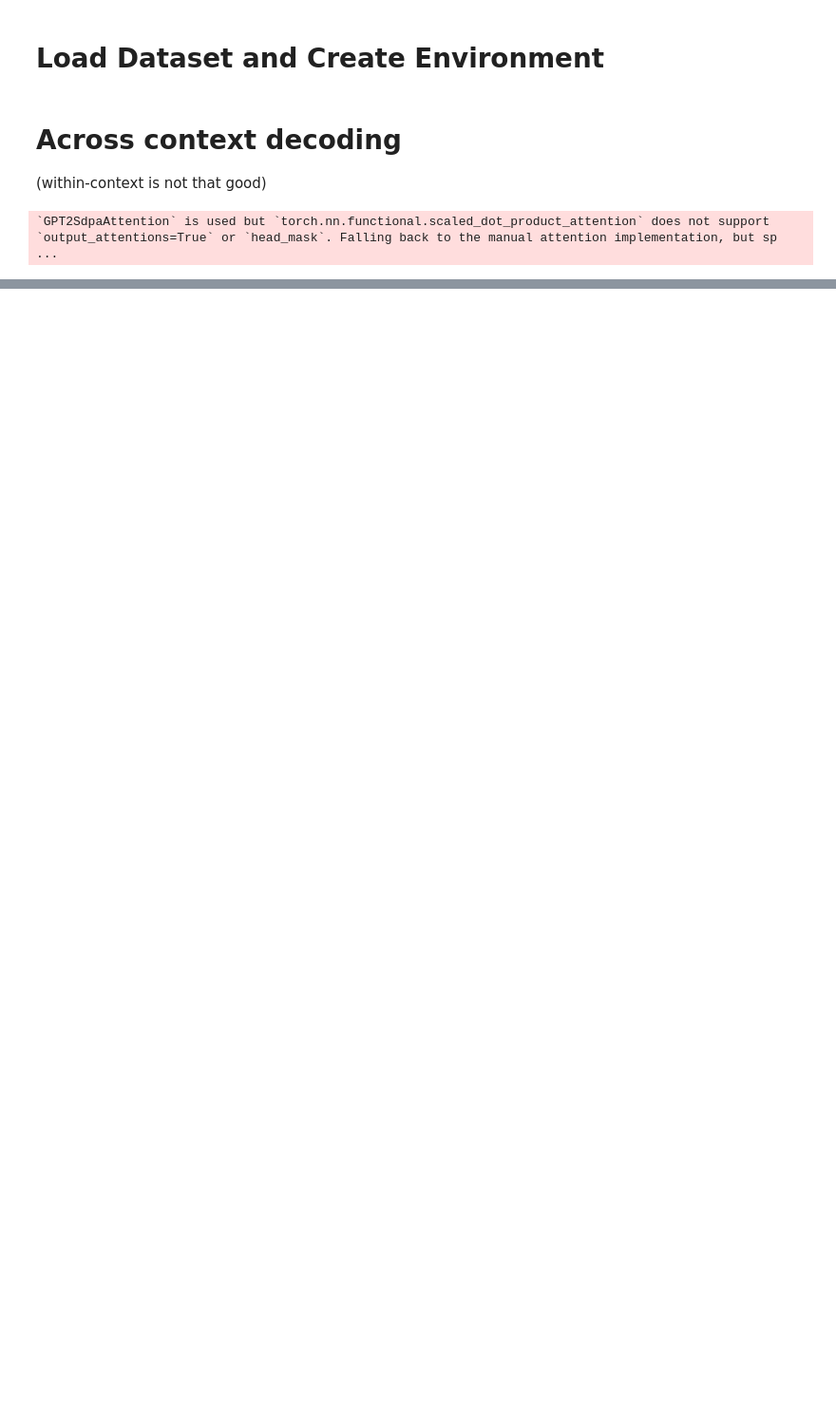
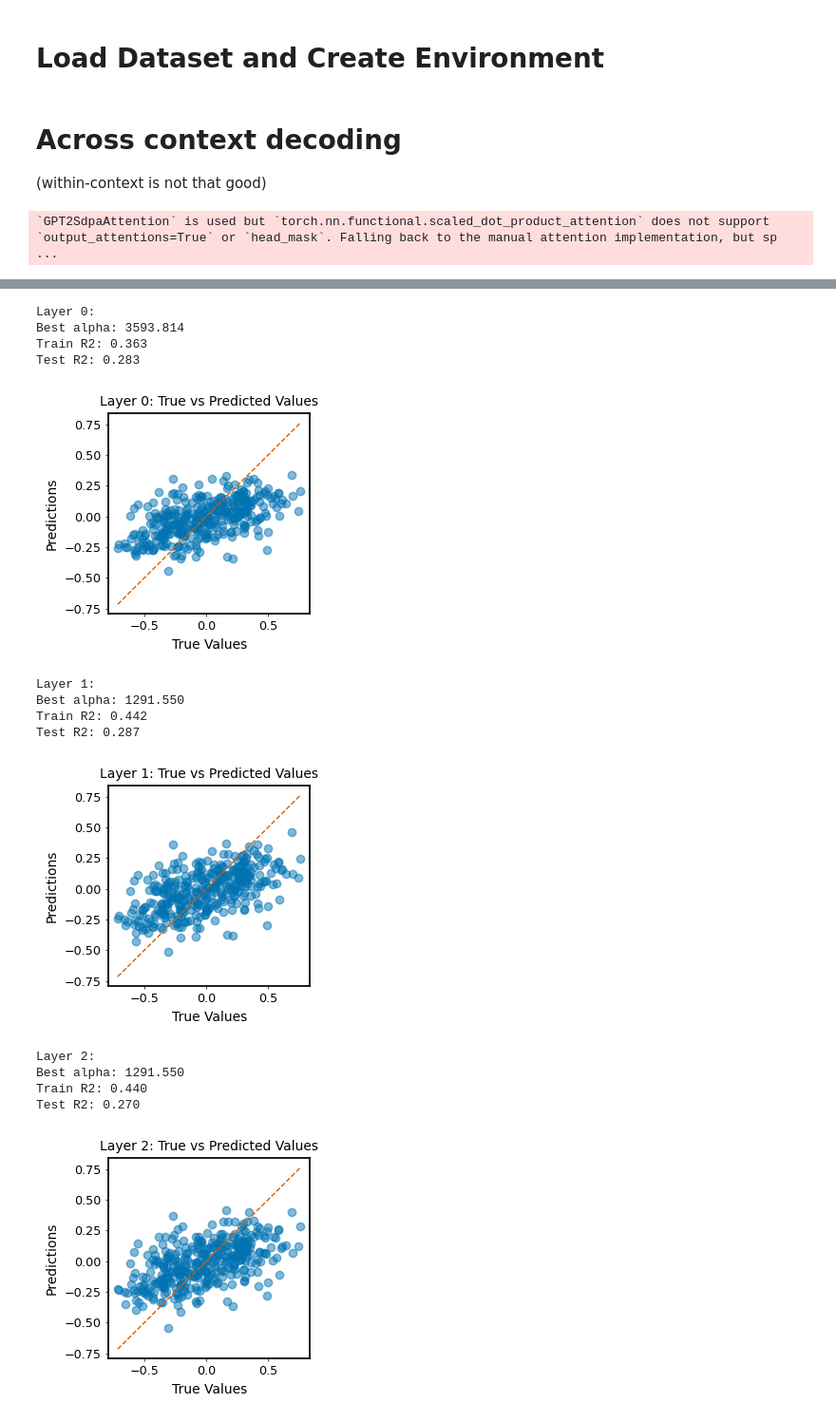
Before and after one commit to chingf/icl-maze, a Jupyter notebook: notebooks/12_regression_many_variables_within_ctxt.ipynb, the cells around one changed output, grey strips where cells are left out. Shown at 95% size. Cells and saved outputs as stored; diff of their text form; code cells hidden in the pictures; blank space fills up the shorter version.

```diff
--- a/notebooks/12_regression_many_variables_within_ctxt.ipynb
+++ b/notebooks/12_regression_many_variables_within_ctxt.ipynb
@@ -438,0 +473,44 @@ X_train, X_test, Ys_dict = make_train_test_matrices()
+# %%
+# Filter data to only include rows where opt_action is 1 or 2
+filtered_X_train = [[] for _ in range(len(X_train))]
+filtered_X_test = [[] for _ in range(len(X_test))]
+filtered_Y_train = []
+filtered_Y_test = []
+
+# Filter training data
+for i, action in enumerate(Ys_dict['opt_action']['Y_train']):
+    if action in [1, 2]:
+        for layer in range(len(X_train)):
+            filtered_X_train[layer].append(X_train[layer][i])
+        filtered_Y_train.append(Ys_dict["next_state_feature"]["Y_train"][i])
+
+# Filter test data
+for i, action in enumerate(Ys_dict['opt_action']['Y_test']):
+    if action in [1, 2]:
+        for layer in range(len(X_test)):
+            filtered_X_test[layer].append(X_test[layer][i])
+        filtered_Y_test.append(Ys_dict["next_state_feature"]["Y_test"][i])
+
+# Run regression on filtered data
+pipeline, test_score = fit_and_evaluate_regression(
+    filtered_X_train,
+    filtered_Y_train,
+    filtered_X_test,
+    filtered_Y_test
+)
+# %% [output]
+Layer 0:
+Best alpha: 3593.814
+Train R2: 0.363
+Test R2: 0.283
+[figure, added]
+Layer 1:
+Best alpha: 1291.550
+Train R2: 0.442
+Test R2: 0.287
+[figure, added]
+Layer 2:
+Best alpha: 1291.550
+Train R2: 0.440
+Test R2: 0.270
+[figure, added]
```
Also changed, not shown: parts of 20 cells of this notebook, 40 other files.
